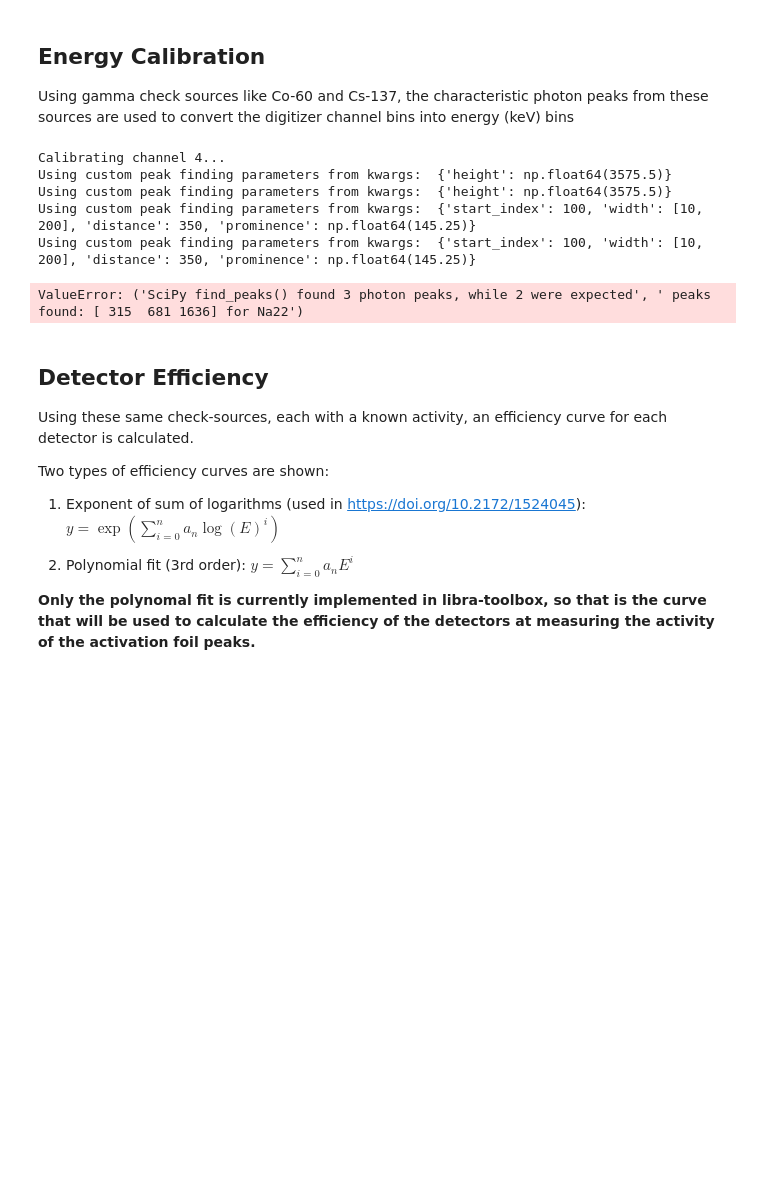
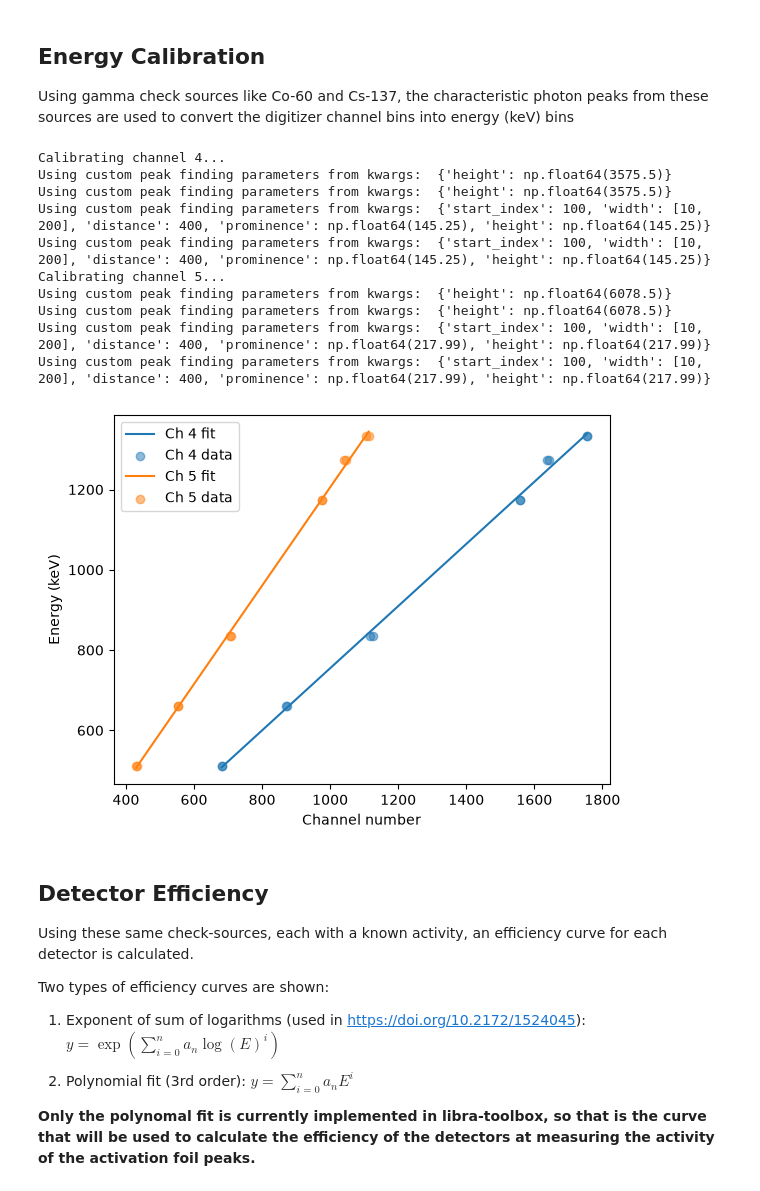
Before and after one commit to LIBRA-project/FLiBe-1L-run-4, a Jupyter notebook: analysis/neutron/foil_analysis_NaI.ipynb, the cells around one changed output. Saved outputs shown, nothing was run; the diff lists cells and outputs as text; code cells hidden in the pictures; blank space fills up the shorter version.

```diff
--- a/analysis/neutron/foil_analysis_NaI.ipynb
+++ b/analysis/neutron/foil_analysis_NaI.ipynb
@@ -116,8 +118,9 @@ for ch in channels:
     peak_kwargs = {'Na22': {'start_index': 100,
                         # 'prominence': mn54_hist[100:].max() * 0.1,
                         'width': [10, 200],
-                        'distance': 350,
-                        'prominence': np.min([na22_hist_1[100:].max(), na22_hist_2[100:].max()]) * 0.01
+                        'distance': 400,
+                        'prominence': np.min([na22_hist_1[100:].max(), na22_hist_2[100:].max()]) * 0.01,
+                        'height': np.min([na22_hist_1[100:].max(), na22_hist_2[100:].max()]) * 0.01
                     },
                     "Cs137": {"height": cs137_hist[100:].max() * 0.5}
     }
@@ -127,36 +130,41 @@ for ch in channels:
         channel_nb=ch,
         peak_kwargs=peak_kwargs
     )
 
     coeff = np.polyfit(calibration_channels, calibration_energies, 1)
     calibration_coeffs[ch] = coeff
 
     xs = np.linspace(
         calibration_channels[0],
         calibration_channels[-1],
     )
     plt.plot(
         xs,
         np.polyval(coeff, xs),
         label=f"Ch {ch} fit",
     )
     plt.scatter(
         calibration_channels,
         calibration_energies,
         label=f"Ch {ch} data",
         alpha=0.5,
     )
     plt.xlabel("Channel number")
     plt.ylabel("Energy (keV)")
     plt.legend()
 plt.show()
 # %% [output]
 Calibrating channel 4...
 Using custom peak finding parameters from kwargs:  {'height': np.float64(3575.5)}
 Using custom peak finding parameters from kwargs:  {'height': np.float64(3575.5)}
-Using custom peak finding parameters from kwargs:  {'start_index': 100, 'width': [10, 200], 'distance': 350, 'prominence': np.float64(145.25)}
-Using custom peak finding parameters from kwargs:  {'start_index': 100, 'width': [10, 200], 'distance': 350, 'prominence': np.float64(145.25)}
+Using custom peak finding parameters from kwargs:  {'start_index': 100, 'width': [10, 200], 'distance': 400, 'prominence': np.float64(145.25), 'height': np.float64(145.25)}
+Using custom peak finding parameters from kwargs:  {'start_index': 100, 'width': [10, 200], 'distance': 400, 'prominence': np.float64(145.25), 'height': np.float64(145.25)}
+Calibrating channel 5...
+Using custom peak finding parameters from kwargs:  {'height': np.float64(6078.5)}
+Using custom peak finding parameters from kwargs:  {'height': np.float64(6078.5)}
+Using custom peak finding parameters from kwargs:  {'start_index': 100, 'width': [10, 200], 'distance': 400, 'prominence': np.float64(217.99), 'height': np.float64(217.99)}
+Using custom peak finding parameters from kwargs:  {'start_index': 100, 'width': [10, 200], 'distance': 400, 'prominence': np.float64(217.99), 'height': np.float64(217.99)}
-ValueError: ('SciPy find_peaks() found 3 photon peaks, while 2 were expected', ' peaks found: [ 315  681 1636] for Na22')
+[figure, added]
 # %% [markdown]
 ## Detector Efficiency
 
```
Also changed, not shown: parts of 11 cells of this notebook.
